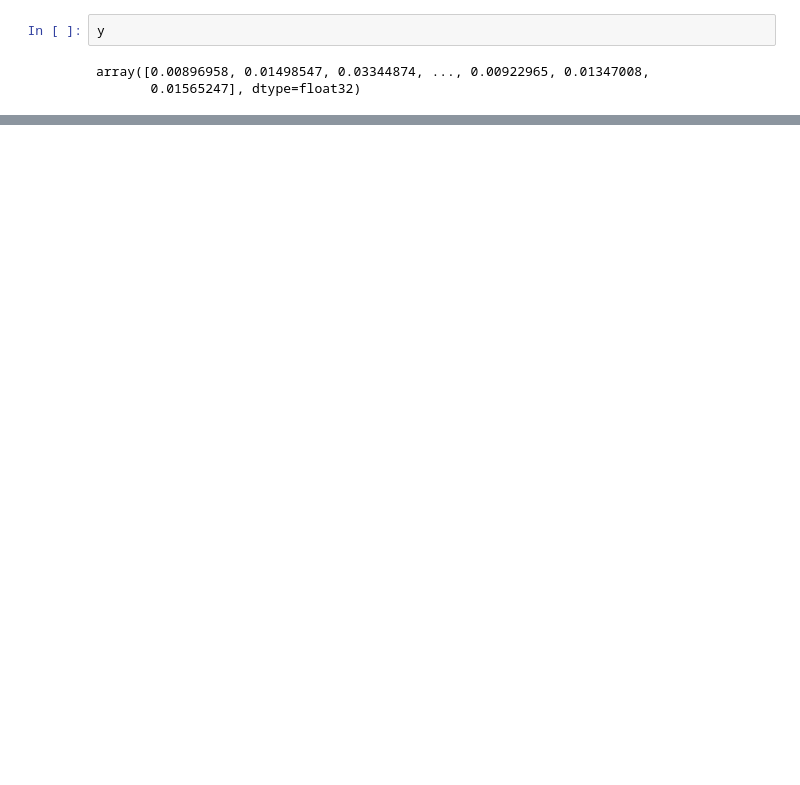
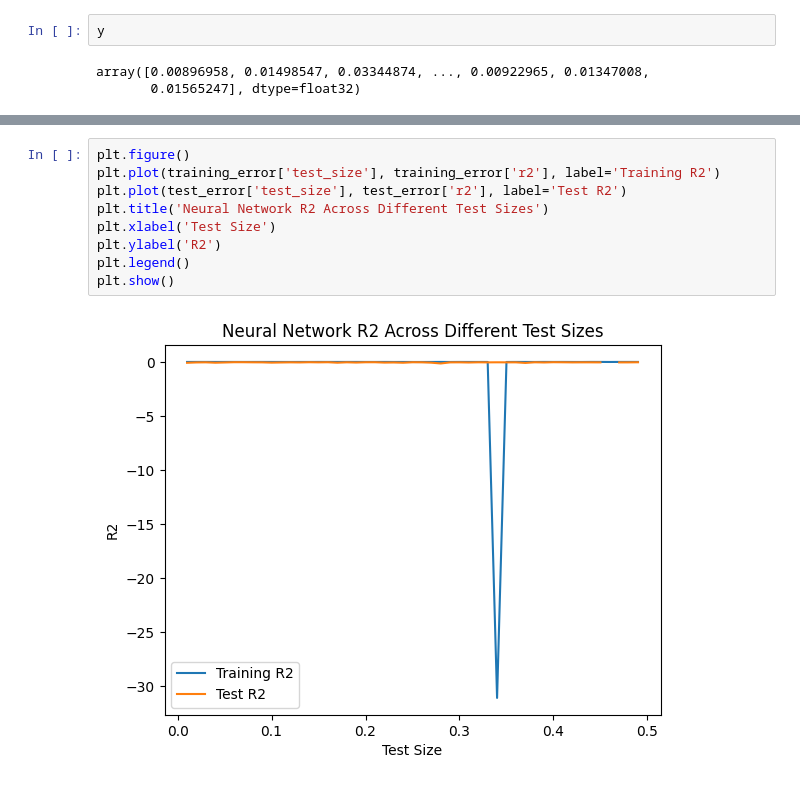
Before and after one commit to NickyDCFP/Machine-Learning-4563-Final-Project, a Jupyter notebook: keras.ipynb, the cells around one changed output, grey strips where cells are left out. Saved outputs shown, nothing was run; the diff lists cells and outputs as text; blank space fills up the shorter version.

```diff
--- a/keras.ipynb
+++ b/keras.ipynb
@@ -140,0 +239,11 @@ array([0.00896958, 0.01498547, 0.03344874, ..., 0.00922965, 0.01347008,
+# %%
+plt.figure()
+plt.plot(training_error['test_size'], training_error['r2'], label='Training R2')
+plt.plot(test_error['test_size'], test_error['r2'], label='Test R2')
+plt.title('Neural Network R2 Across Different Test Sizes')
+plt.xlabel('Test Size')
+plt.ylabel('R2')
+plt.legend()
+plt.show()
+# %% [output]
+[figure, added]
```
Also changed, not shown: parts of 9 cells of this notebook, 2 other files.
